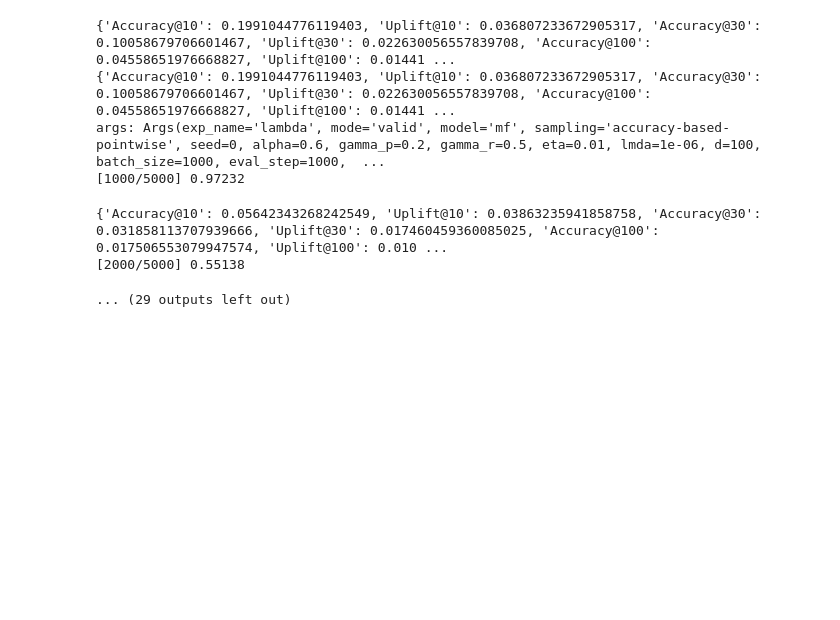
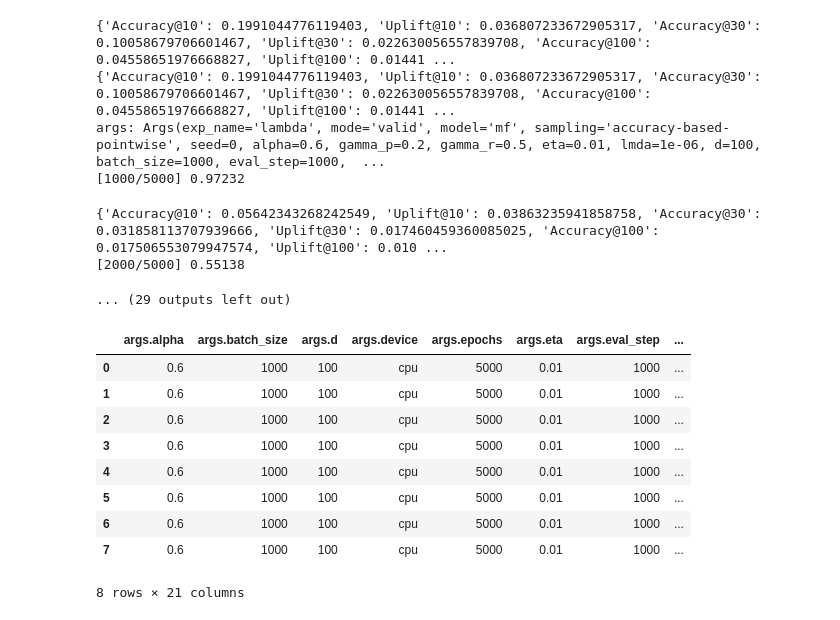
Before and after one commit to tishii2479/my-master-project, a Jupyter notebook: proj-03/notebooks/exp_lambda.ipynb, the cells around one changed output. Drawn from its saved outputs; the diff is of its cells as text; code cells hidden in the pictures; blank space fills up the shorter version.

```diff
--- a/proj-03/notebooks/exp_lambda.ipynb
+++ b/proj-03/notebooks/exp_lambda.ipynb
@@ -65,0 +64,14 @@ args: Args(exp_name='lambda', mode='valid', model='mf', sampling='accuracy-based
+# %%
+df = pd.concat(records).sort_values(by="args.lmda").reset_index(drop=True)
+df
+# %% [output]
+|  | args.alpha | args.batch_size | args.d | args.device | args.epochs | args.eta | args.eval_step | ... |
+| 0 | 0.6 | 1000 | 100 | cpu | 5000 | 0.01 | 1000 | ... |
+| 1 | 0.6 | 1000 | 100 | cpu | 5000 | 0.01 | 1000 | ... |
+| 2 | 0.6 | 1000 | 100 | cpu | 5000 | 0.01 | 1000 | ... |
+| 3 | 0.6 | 1000 | 100 | cpu | 5000 | 0.01 | 1000 | ... |
+| 4 | 0.6 | 1000 | 100 | cpu | 5000 | 0.01 | 1000 | ... |
+| 5 | 0.6 | 1000 | 100 | cpu | 5000 | 0.01 | 1000 | ... |
+| 6 | 0.6 | 1000 | 100 | cpu | 5000 | 0.01 | 1000 | ... |
+| 7 | 0.6 | 1000 | 100 | cpu | 5000 | 0.01 | 1000 | ... |
+8 rows × 21 columns
```
Also changed, not shown: parts of 4 cells of this notebook, 12 other files.
